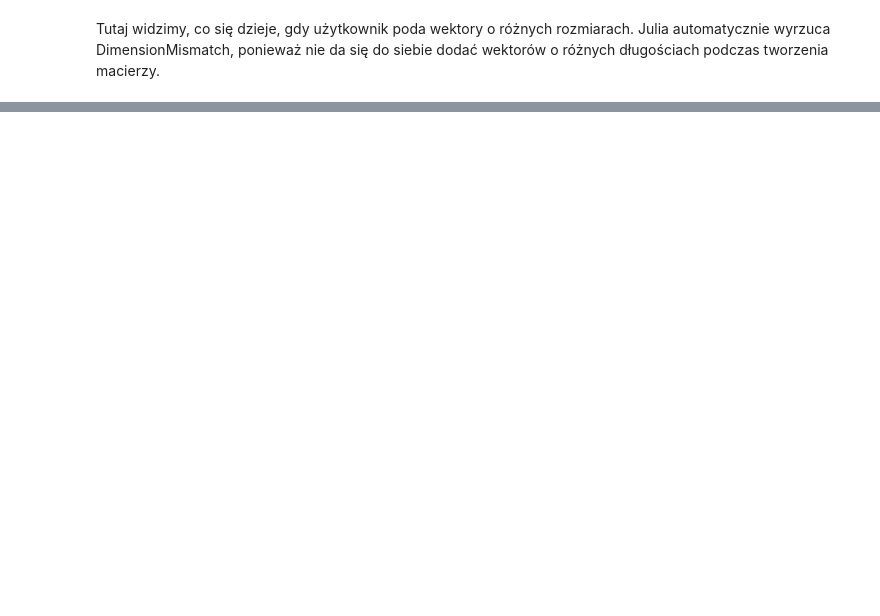
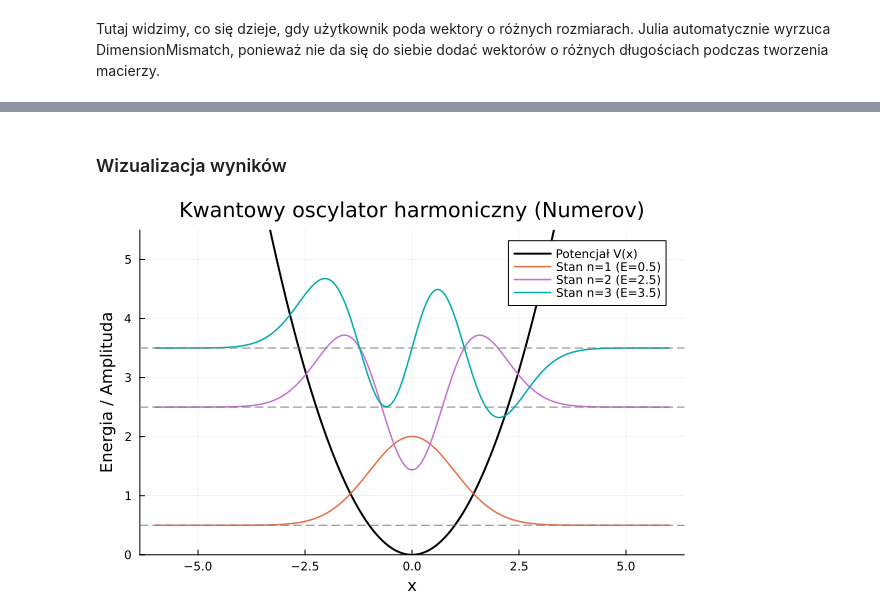
Before and after one commit to Natalia-Chmiel/Numerical-computations-project, a Jupyter notebook: codes.ipynb, the cells around one changed output, grey strips where cells are left out. Drawn from its saved outputs; the diff is of its cells as text; code cells hidden in the pictures; blank space fills up the shorter version.

```diff
--- a/codes.ipynb
+++ b/codes.ipynb
@@ -142,0 +147,29 @@ Tutaj widzimy, co się dzieje, gdy użytkownik poda wektory o różnych rozmiara
+# %% [markdown]
+### Wizualizacja wyników
+# %%
+_num = collect(range(-6.0, 6.0, length=800))
+m_num = 1.0; hbar = 1.0; k_num = 1.0
+V_num = 0.5 .* k_num .* x_num.^2
+
+energies_num = Float64[]
+wavefuncs_num = []
+for n in 1:3
+    E_ex = SchrodingerSolver.E_analytic(n, m_num, hbar, k_num)
+    E, psi = SchrodingerSolver.solve_Numerov(V_num, x_num, m_num, hbar, E_ex)
+    push!(energies_num, E)
+    push!(wavefuncs_num, psi)
+end
+
+p = plot(x_num, V_num, label="Potencjał V(x)", linewidth=2, color=:black,
+         xlabel="x", ylabel="Energia / Amplituda",
+         title="Kwantowy oscylator harmoniczny (Numerov)",
+         ylims=(0, energies_num[3] + 2.0))
+
+for i in 1:3
+    plot!(p, x_num, energies_num[i] .+ 2.0 .* wavefuncs_num[i],
+          label="Stan n=$i (E=$(round(energies_num[i], digits=2)))", linewidth=1.5)
+    hline!(p, [energies_num[i]], linestyle=:dash, color=:gray, label="")
+end
+display(p)
+# %% [output]
+[figure, added]
```
Also changed, not shown: parts of 7 cells of this notebook, 1 other file.
